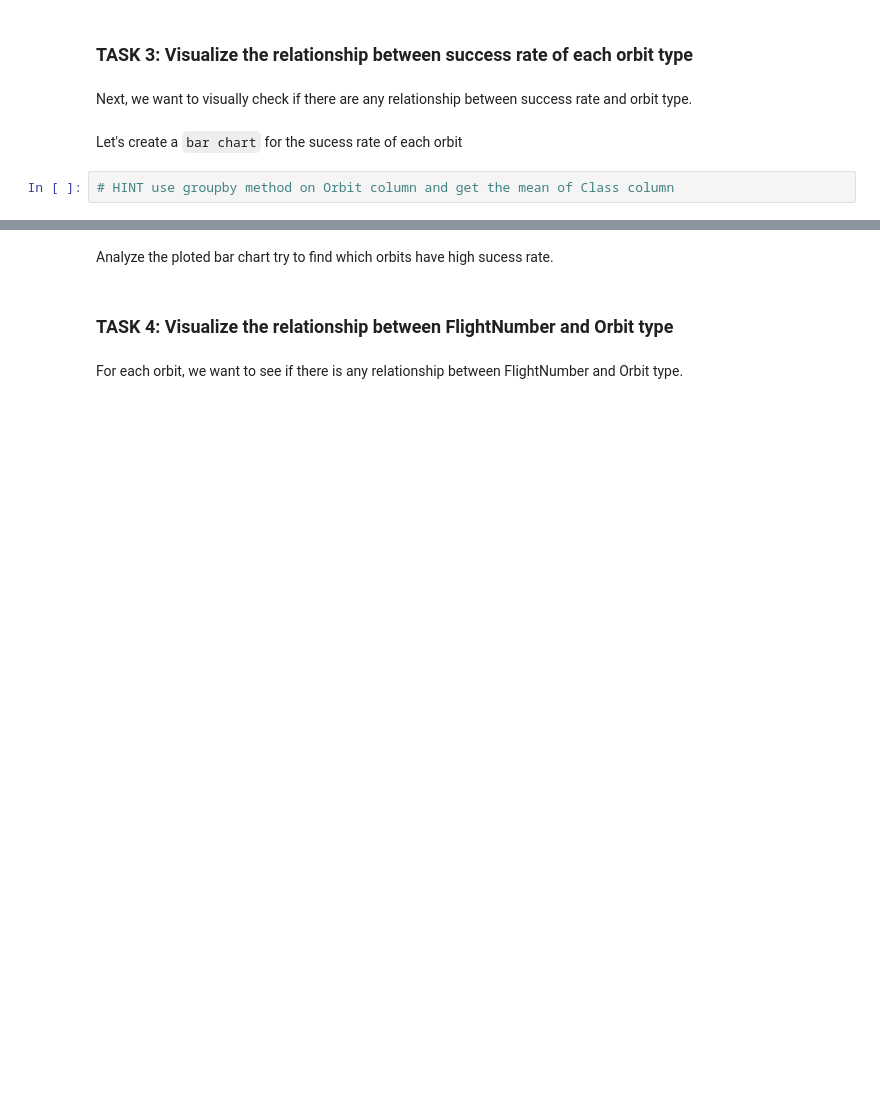
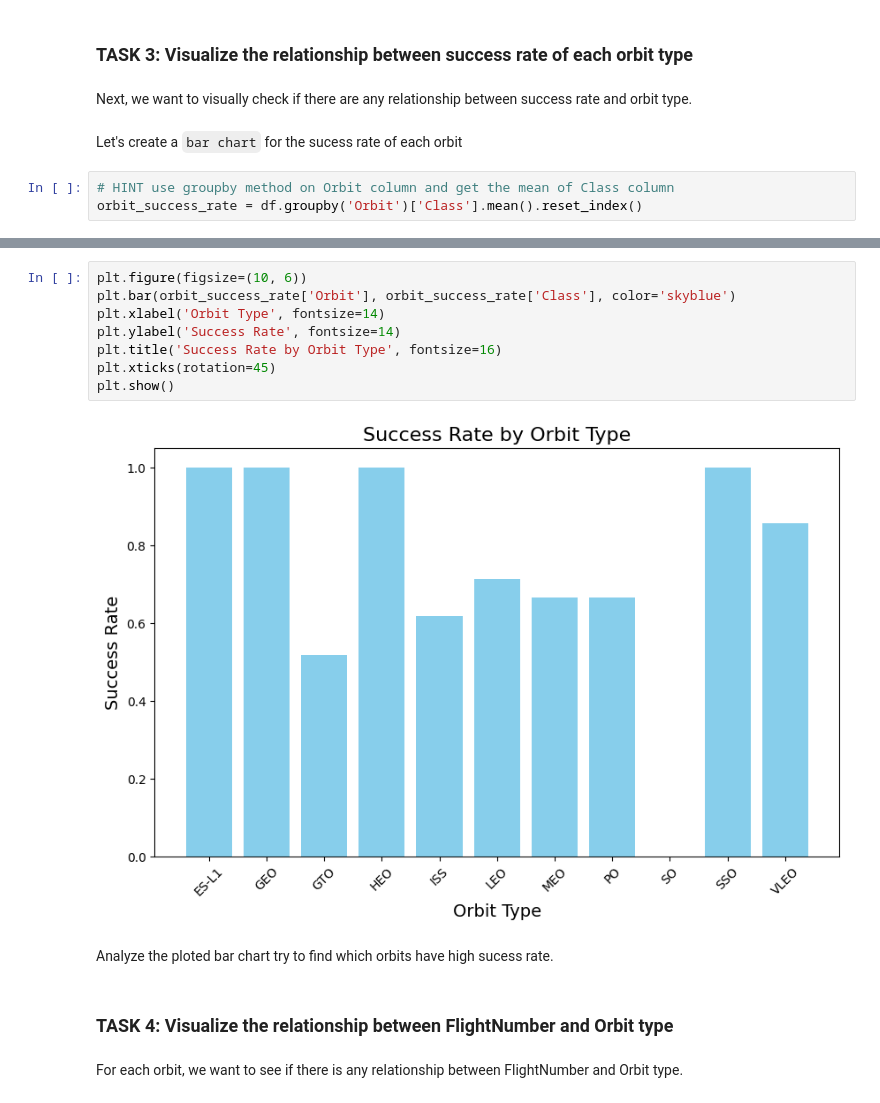
Before and after one commit to Abdullah-Masood-5/spacex-falcon9-landing-prediction, a Jupyter notebook: jupyter-labs-eda-dataviz-v2.ipynb, the cells around one changed output, grey strips where cells are left out. Saved outputs shown, nothing was run; the diff lists cells and outputs as text; blank space fills up the shorter version.

```diff
--- a/jupyter-labs-eda-dataviz-v2.ipynb
+++ b/jupyter-labs-eda-dataviz-v2.ipynb
@@ -108,3 +139,4 @@ Next, we want to visually check if there are any relationship between success ra
 Let's create a `bar chart` for the sucess rate of each orbit
 # %%
 # HINT use groupby method on Orbit column and get the mean of Class column
+orbit_success_rate = df.groupby('Orbit')['Class'].mean().reset_index()
@@ -111,3 +158,13 @@ Let's create a `bar chart` for the sucess rate of each orbit
+# %%
+plt.figure(figsize=(10, 6))
+plt.bar(orbit_success_rate['Orbit'], orbit_success_rate['Class'], color='skyblue')
+plt.xlabel('Orbit Type', fontsize=14)
+plt.ylabel('Success Rate', fontsize=14)
+plt.title('Success Rate by Orbit Type', fontsize=16)
+plt.xticks(rotation=45)
+plt.show()
+# %% [output]
+[figure, added]
 # %% [markdown]
 Analyze the ploted bar chart try to find which orbits have high sucess rate.
 # %% [markdown]
```
Also changed, not shown: parts of 12 cells of this notebook, 3 other files.
